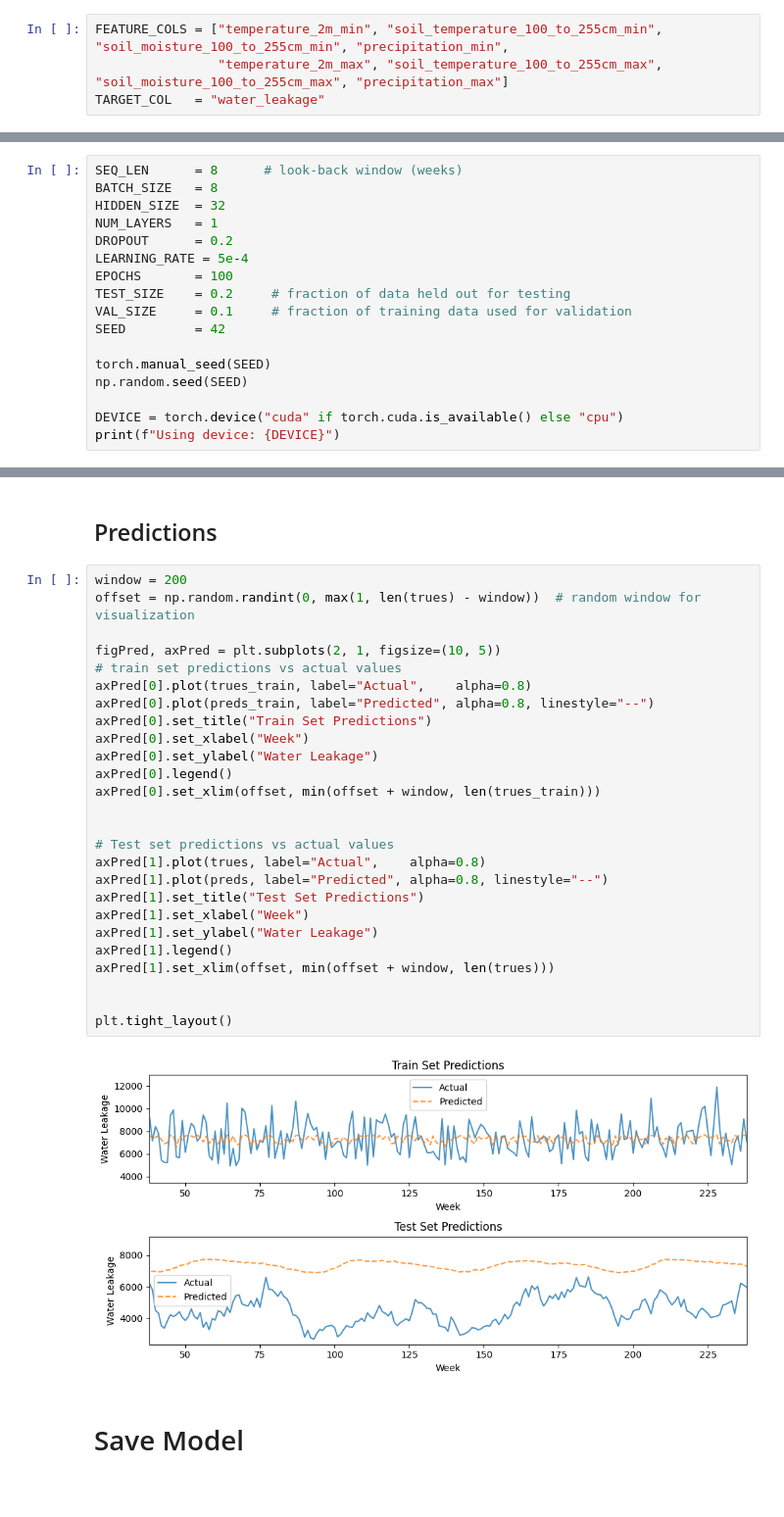
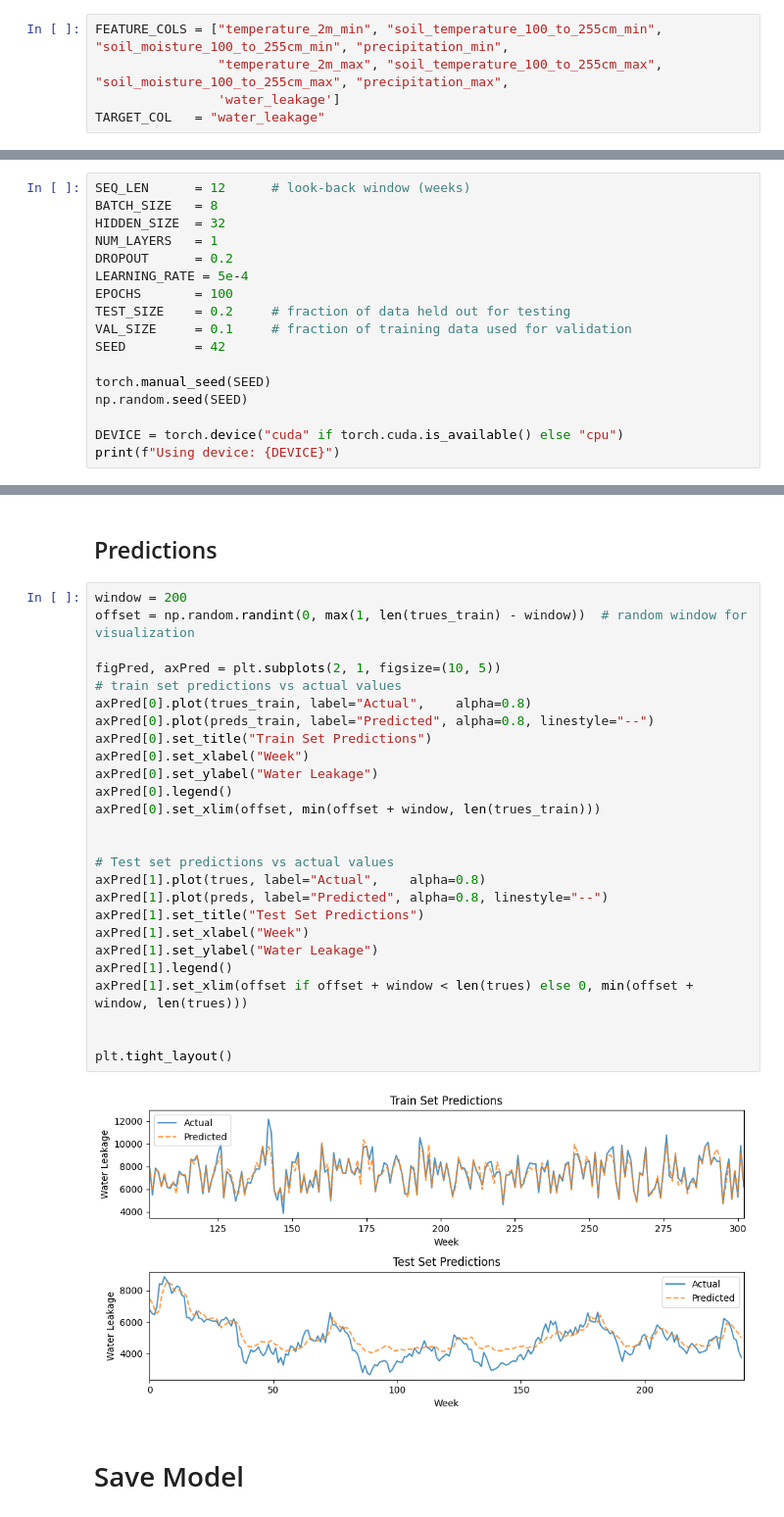
Before and after one commit to J3nF/VKEMS_Water, a Jupyter notebook: notebooks/lstm.ipynb, the cells around one changed output, grey strips where cells are left out. Shown at 98% size. Saved outputs shown, nothing was run; the diff lists cells and outputs as text; blank space fills up the shorter version.

Commit message:
added using leakeage history as a predictor - to check sliding window is correct

```diff
--- a/notebooks/lstm.ipynb
+++ b/notebooks/lstm.ipynb
@@ -24,12 +24,13 @@ df.set_index('date', inplace=True)
 # Configuration
 # %%
 FEATURE_COLS = ["temperature_2m_min", "soil_temperature_100_to_255cm_min", "soil_moisture_100_to_255cm_min", "precipitation_min",
-                "temperature_2m_max", "soil_temperature_100_to_255cm_max", "soil_moisture_100_to_255cm_max", "precipitation_max"]
+                "temperature_2m_max", "soil_temperature_100_to_255cm_max", "soil_moisture_100_to_255cm_max", "precipitation_max",
+                'water_leakage']
 TARGET_COL   = "water_leakage"
 # %% [markdown]
 # Hyperparameters
 # %%
-SEQ_LEN      = 8      # look-back window (weeks)
+SEQ_LEN      = 12      # look-back window (weeks)
 BATCH_SIZE   = 8
 HIDDEN_SIZE  = 32
 NUM_LAYERS   = 1
@@ -339,32 +351,32 @@ plt.tight_layout()
 ## Predictions
 # %%
 window = 200
-offset = np.random.randint(0, max(1, len(trues) - window))  # random window for visualization
+offset = np.random.randint(0, max(1, len(trues_train) - window))  # random window for visualization
 
 figPred, axPred = plt.subplots(2, 1, figsize=(10, 5))
 # train set predictions vs actual values
 axPred[0].plot(trues_train, label="Actual",    alpha=0.8)
 axPred[0].plot(preds_train, label="Predicted", alpha=0.8, linestyle="--")
 axPred[0].set_title("Train Set Predictions")
 axPred[0].set_xlabel("Week")
 axPred[0].set_ylabel("Water Leakage")
 axPred[0].legend()
 axPred[0].set_xlim(offset, min(offset + window, len(trues_train)))
 
 
 # Test set predictions vs actual values
 axPred[1].plot(trues, label="Actual",    alpha=0.8)
 axPred[1].plot(preds, label="Predicted", alpha=0.8, linestyle="--")
 axPred[1].set_title("Test Set Predictions")
 axPred[1].set_xlabel("Week")
 axPred[1].set_ylabel("Water Leakage")
 axPred[1].legend()
-axPred[1].set_xlim(offset, min(offset + window, len(trues)))
+axPred[1].set_xlim(offset if offset + window < len(trues) else 0, min(offset + window, len(trues)))
 
 
 plt.tight_layout()
 # %% [output]
-[figure, old version]
+[figure, new version]
 # %% [markdown]
 # Save Model
 # %%
```
Also changed, not shown: parts of 9 cells of this notebook.
